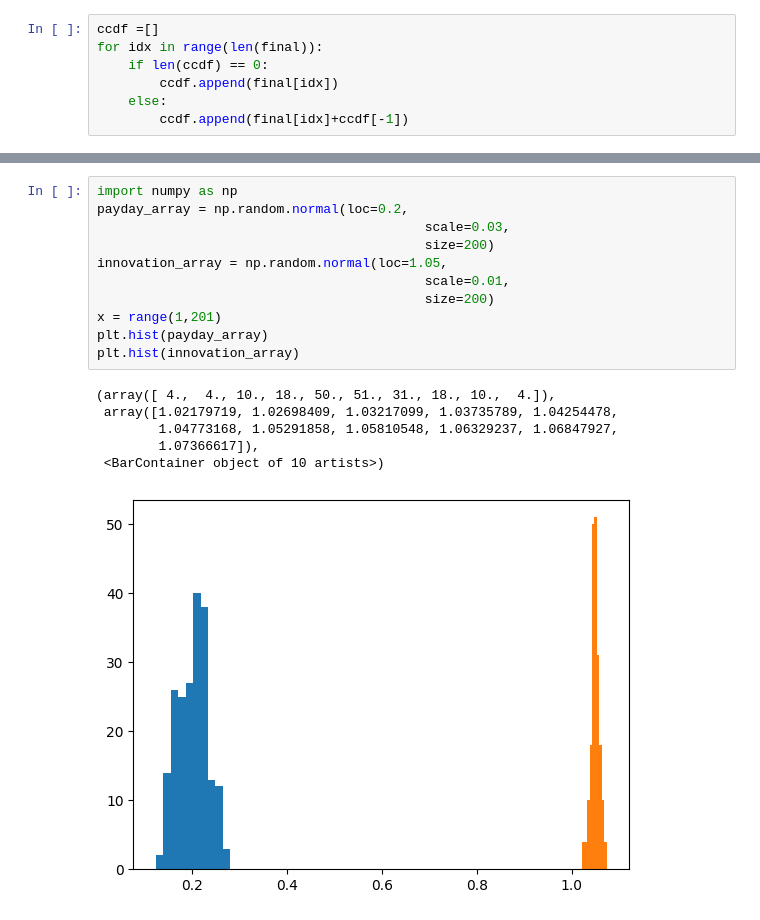
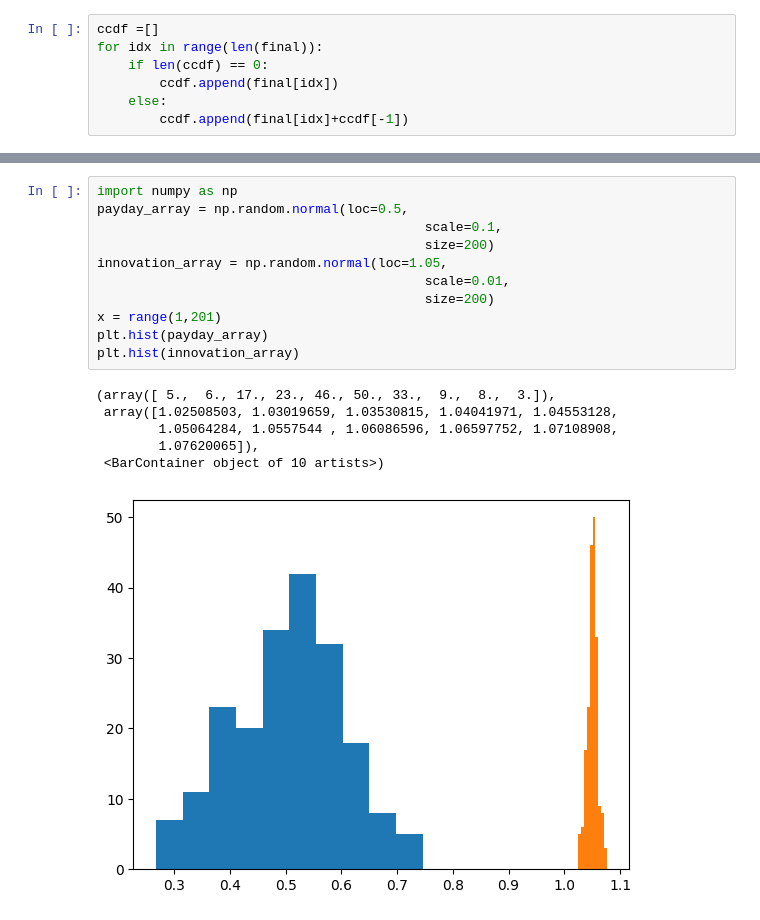
Before and after one commit to 4-Impact/inequality-simulator, a Jupyter notebook: DataAnalysis.ipynb, the cells around one changed output, grey strips where cells are left out. Saved outputs shown, nothing was run; the diff lists cells and outputs as text.

```diff
--- a/DataAnalysis.ipynb
+++ b/DataAnalysis.ipynb
@@ -143,19 +153,19 @@ data2["Total"]
 Name: Total, Length: 100, dtype: float64
 # %%
 import numpy as np
-payday_array = np.random.normal(loc=0.2,
-                                          scale=0.03,
+payday_array = np.random.normal(loc=0.5,
+                                          scale=0.1,
                                           size=200)
 innovation_array = np.random.normal(loc=1.05,
                                           scale=0.01,
                                           size=200)
 x = range(1,201)
 plt.hist(payday_array)
 plt.hist(innovation_array)
 # %% [output]
-(array([ 4.,  4., 10., 18., 50., 51., 31., 18., 10.,  4.]),
- array([1.02179719, 1.02698409, 1.03217099, 1.03735789, 1.04254478,
-        1.04773168, 1.05291858, 1.05810548, 1.06329237, 1.06847927,
-        1.07366617]),
+(array([ 5.,  6., 17., 23., 46., 50., 33.,  9.,  8.,  3.]),
+ array([1.02508503, 1.03019659, 1.03530815, 1.04041971, 1.04553128,
+        1.05064284, 1.0557544 , 1.06086596, 1.06597752, 1.07108908,
+        1.07620065]),
  <BarContainer object of 10 artists>)
-[figure, old version]
+[figure, new version]
```
Also changed, not shown: parts of 24 cells of this notebook, 10 other files.
